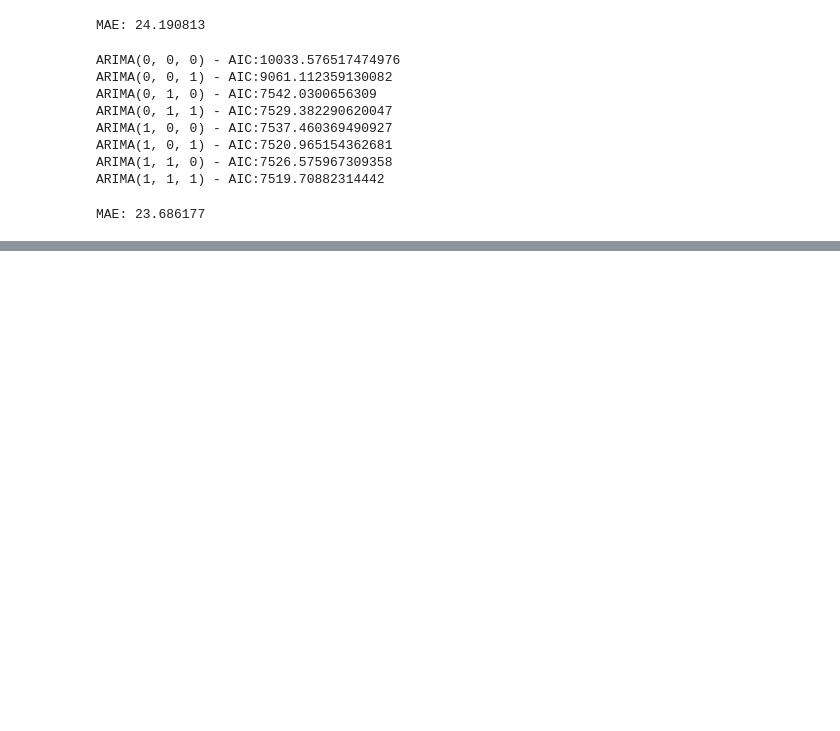
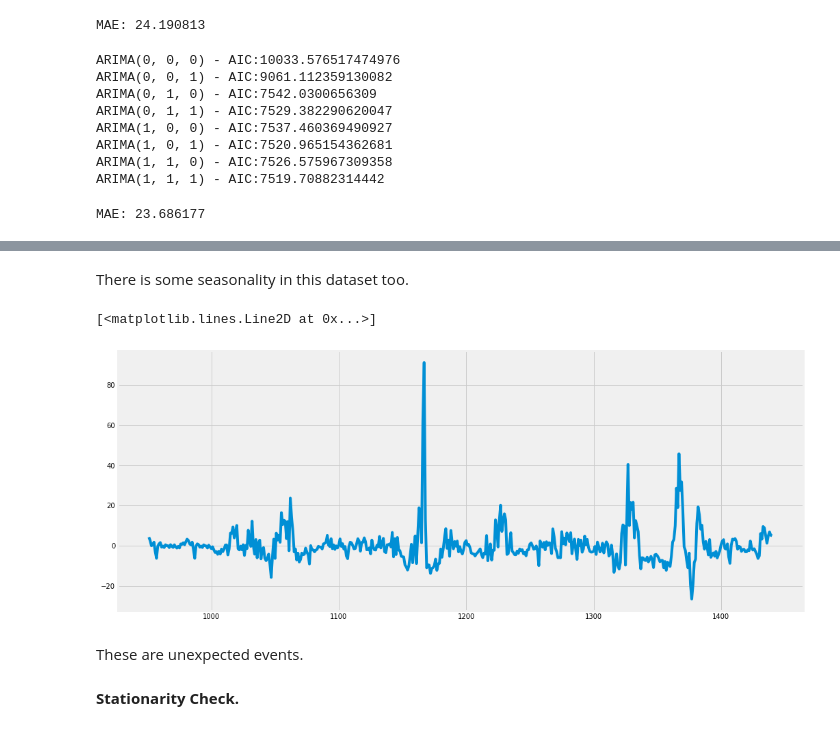
Before and after one commit to Mjcherono/Final_dengue_disease_prediction., a Jupyter notebook: dengue.ipynb, the cells around one changed output, grey strips where cells are left out. Drawn from its saved outputs; the diff is of its cells as text; code cells hidden in the pictures; blank space fills up the shorter version.

```diff
--- a/dengue.ipynb
+++ b/dengue.ipynb
@@ -1396,0 +1468,13 @@ MAE: 23.686177
+# %% [markdown]
+There is some seasonality in this dataset too.
+# %%
+#Residuals
+plt.figure(figsize=(16,7))
+plt.plot(result_iq.resid)
+# %% [output]
+[<matplotlib.lines.Line2D at 0x...>]
+[figure, added]
+# %% [markdown]
+These are unexpected events.
+# %% [markdown]
+**Stationarity Check.**
```
Also changed, not shown: parts of 16 cells of this notebook.
